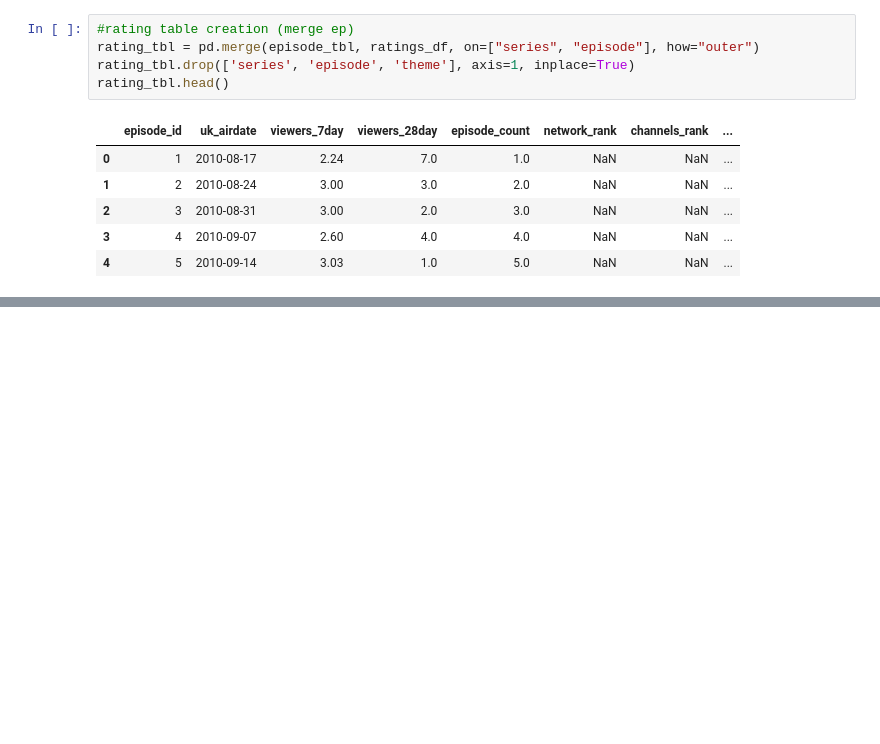
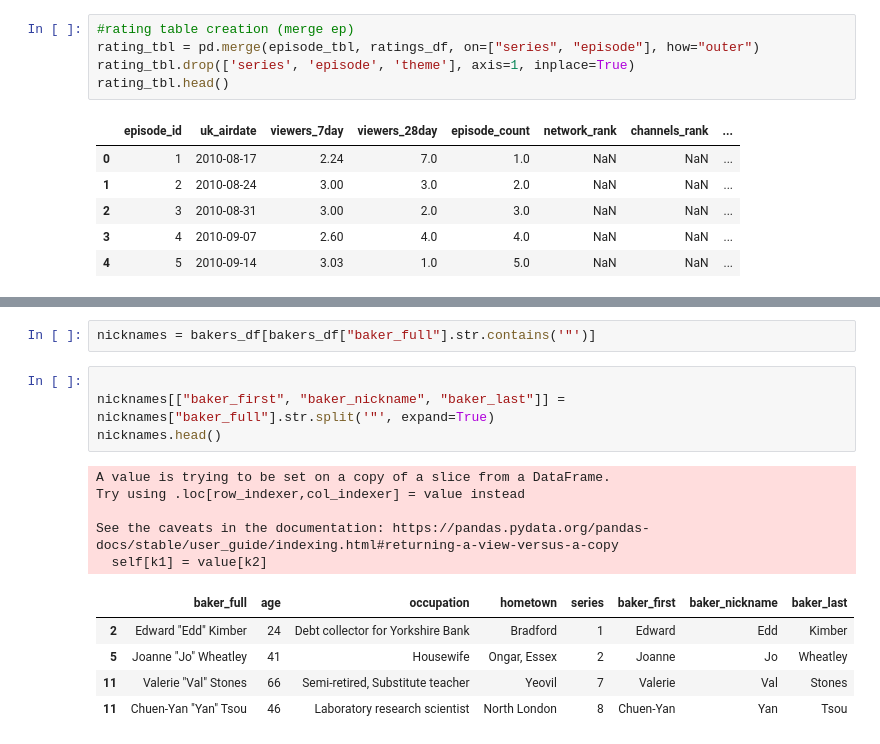
Before and after one commit to benjyms/the_great_bakeoff, a Jupyter notebook: explore.ipynb, the cells around one changed output, grey strips where cells are left out. Cells and saved outputs as stored; diff of their text form; blank space fills up the shorter version.

```diff
--- a/explore.ipynb
+++ b/explore.ipynb
@@ -356,0 +398,17 @@ rating_tbl.head()
+# %%
+nicknames = bakers_df[bakers_df["baker_full"].str.contains('"')]
+# %%
+
+nicknames[["baker_first", "baker_nickname", "baker_last"]] = nicknames["baker_full"].str.split('"', expand=True)
+nicknames.head()
+# %% [output]
+A value is trying to be set on a copy of a slice from a DataFrame.
+Try using .loc[row_indexer,col_indexer] = value instead
+
+See the caveats in the documentation: https://pandas.pydata.org/pandas-docs/stable/user_guide/indexing.html#returning-a-view-versus-a-copy
+  self[k1] = value[k2]
+|  | baker_full | age | occupation | hometown | series | baker_first | baker_nickname | baker_last |
+| 2 | Edward "Edd" Kimber | 24 | Debt collector for Yorkshire Bank | Bradford | 1 | Edward | Edd | Kimber |
+| 5 | Joanne "Jo" Wheatley | 41 | Housewife | Ongar, Essex | 2 | Joanne | Jo | Wheatley |
+| 11 | Valerie "Val" Stones | 66 | Semi-retired, Substitute teacher | Yeovil | 7 | Valerie | Val | Stones |
+| 11 | Chuen-Yan "Yan" Tsou | 46 | Laboratory research scientist | North London | 8 | Chuen-Yan | Yan | Tsou |
```
Also changed, not shown: parts of 9 cells of this notebook.
